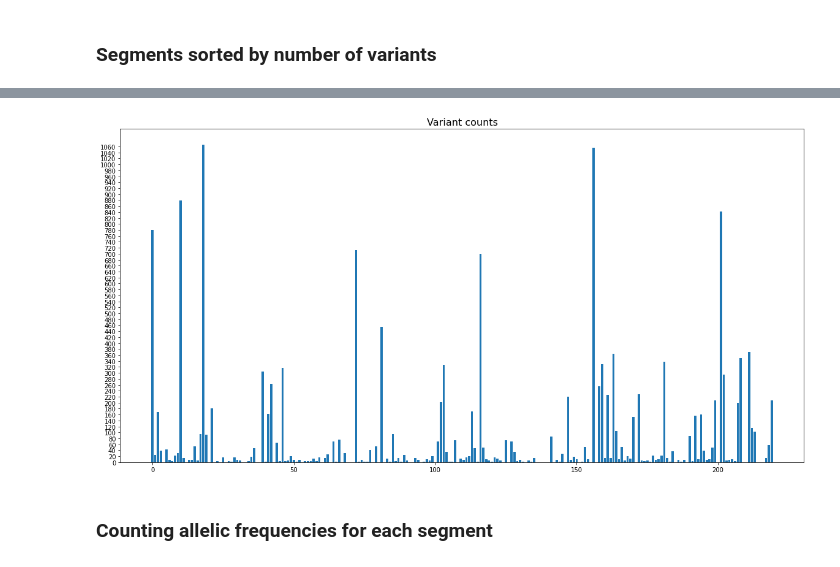
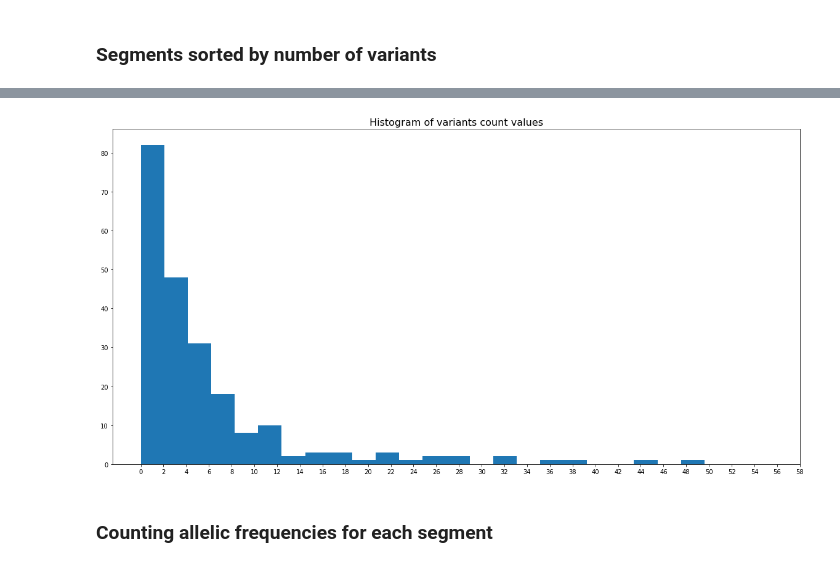
Before and after one commit to martinbudinsky3/BP-tumor-classifier, a Jupyter notebook: lst.ipynb, the cells around one changed output, grey strips where cells are left out. Saved outputs shown, nothing was run; the diff lists cells and outputs as text; code cells hidden in the pictures.

```diff
--- a/lst.ipynb
+++ b/lst.ipynb
@@ -348,7 +423,8 @@ plot_genome_variant_counts(sorted_filled_variants_data)
 # %%
-max_value = filled_variants_data['Variants Count'].max()
-xticks = [i for i in range(0, max_value + 10, 20)]
-plt.figure(figsize=(20,10))
-plt.hist(filled_variants_data['Variants Count'], bins=filled_variants_data['Variants Count'].max() // 10)
-plt.title('Histogram of variants count values', fontdict={'fontsize': 16})
-plt.xticks(ticks=xticks)
+def plot_histogram(data):
+    max_value = data['Variants Count'].max()
+    xticks = [i for i in range(0, int(max_value) + 10, 2)]
+    plt.figure(figsize=(20,10))
+    plt.hist(data['Variants Count'], bins=int(data['Variants Count'].max()) // 2)
+    plt.title('Histogram of variants count values', fontdict={'fontsize': 16})
+    plt.xticks(ticks=xticks)
@@ -410,7 +431,7 @@ plot_chromosomes_variant_count(filled_variants_data_2)
-# %%
-plot_genome_variant_counts(filled_variants_data_2)
-# %% [output]
-[figure, removed]
+# %%
+plot_histogram(filled_variants_data)
+# %% [output]
+[figure, added]
 # %% [markdown]
 ### Counting allelic frequencies for each segment
 # %%
```
Also changed, not shown: parts of 23 cells of this notebook, 2 other files.
